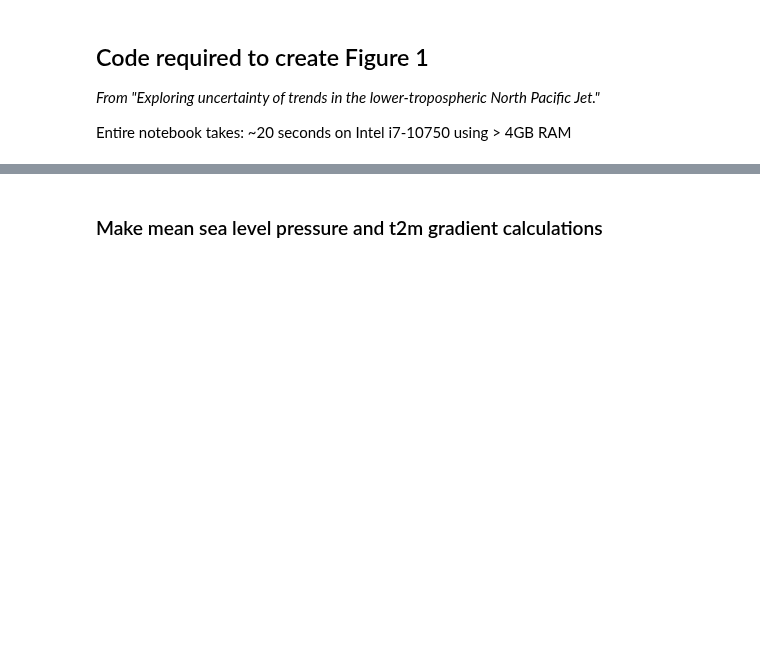
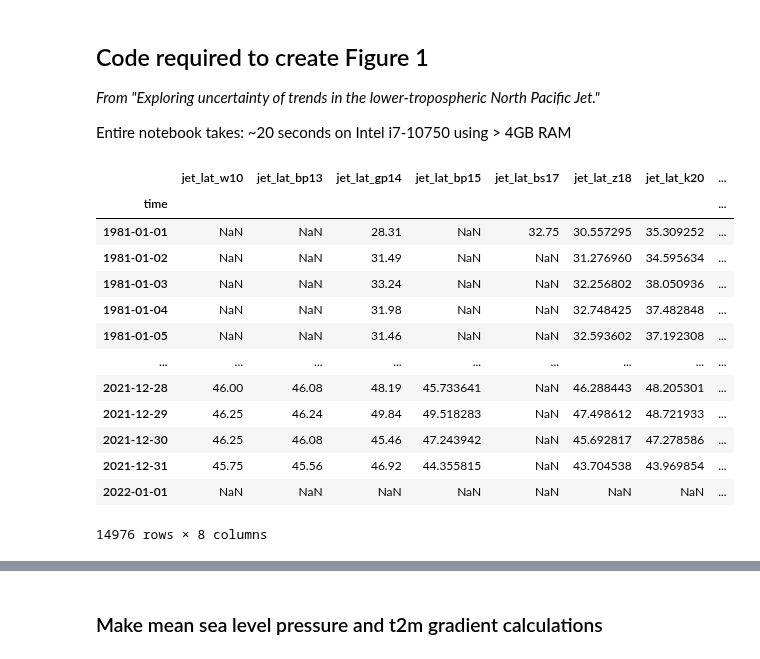
Before and after one commit to Thomasjkeel/uncertainty-in-npac-jet-shift, a Jupyter notebook: Figure_1.ipynb, the cells around one changed output, grey strips where cells are left out. Cells and saved outputs as stored; diff of their text form; code cells hidden in the pictures; blank space fills up the shorter version.

```diff
--- a/Figure_1.ipynb
+++ b/Figure_1.ipynb
@@ -25,7 +23,7 @@ era_npac_day_dict = {}
 
 era_npac_day_dict['Woollings2010_NorthPacific'] = pd.read_csv('reanalysis_jet_latitude_data/NPAC_only_ERA5_daily_outputs/Woollings et al. 2010 North Pacific.csv', index_col='time')[START_YEAR: END_YEAR]
 era_npac_day_dict['BarnesPolvani2013_NorthPacific'] = pd.read_csv('reanalysis_jet_latitude_data/NPAC_only_ERA5_daily_outputs/Barnes & Polvani 2013 North Pacific.csv', index_col='time')[START_YEAR: END_YEAR]
-era_npac_day_dict['GrisePolvani2014_NorthPacific'] = pd.read_csv('reanalysis_jet_latitude_data/NPAC_only_ERA5_daily_outputs/Grise & Polvani 2017 North Pacific.csv', index_col='time')[START_YEAR: END_YEAR]
+era_npac_day_dict['GrisePolvani2014_NorthPacific'] = pd.read_csv('reanalysis_jet_latitude_data/NPAC_only_ERA5_daily_outputs/Grise & Polvani 2014 North Pacific.csv', index_col='time')[START_YEAR: END_YEAR]
 era_npac_day_dict['BarnesPolvani2015_NorthPacific'] = pd.read_csv('reanalysis_jet_latitude_data/NPAC_only_ERA5_daily_outputs/Barnes & Polvani 2015 North Pacific.csv', index_col='time')[START_YEAR: END_YEAR]
 era_npac_day_dict['BarnesSimpson2017_NorthPacific'] = pd.read_csv('reanalysis_jet_latitude_data/NPAC_only_ERA5_daily_outputs/Barnes & Simpson 2017 North Pacific.csv', index_col='time')[START_YEAR: END_YEAR]
 era_npac_day_dict['Bracegirdle2018_NorthPacific'] = pd.read_csv('reanalysis_jet_latitude_data/NPAC_only_ERA5_daily_outputs/Bracegirdle et al. 2018 North Pacific.csv', index_col='year')
@@ -33,7 +31,7 @@ era_npac_day_dict['Bracegirdle2018_NorthPacific'] = pd.read_csv('reanalysis_jet_
 era_npac_day_dict['Zappa2018_NorthPacific'] = pd.read_csv('reanalysis_jet_latitude_data/NPAC_only_ERA5_daily_outputs/Zappa et al. 2018 North Pacific.csv', index_col='time')[START_YEAR: END_YEAR]
 era_npac_day_dict['Kerr2020_NorthPacific'] = pd.read_csv('reanalysis_jet_latitude_data/NPAC_only_ERA5_daily_outputs/Kerr et al. 2020 North Pacific.csv', index_col='time')[START_YEAR: END_YEAR]
 # %%
-b18_data = pd.DataFrame([pd.date_range('1959', periods=64, freq='AS'),\
+b18_data = pd.DataFrame([pd.date_range(START_YEAR, periods=42, freq='AS'),\
                          era_npac_day_dict['Bracegirdle2018_NorthPacific']['annual_JPOS'],
                         ]).T
 b18_data.columns = ['time', 'annual_JPOS']
@@ -64,6 +62,23 @@ metric_data.index = pd.to_datetime(metric_data.index)
 # %%
 metric_data = pd.concat([metric_data, b18_data], axis=1)
 metric_data = metric_data.rename(columns={'jet_lat':'jet_lat_b18'})
+# %%
+metric_data
+# %% [output]
+|  | jet_lat_w10 | jet_lat_bp13 | jet_lat_gp14 | jet_lat_bp15 | jet_lat_bs17 | jet_lat_z18 | jet_lat_k20 | ... |
+| time |  |  |  |  |  |  |  | ... |
+| 1981-01-01 | NaN | NaN | 28.31 | NaN | 32.75 | 30.557295 | 35.309252 | ... |
+| 1981-01-02 | NaN | NaN | 31.49 | NaN | NaN | 31.276960 | 34.595634 | ... |
+| 1981-01-03 | NaN | NaN | 33.24 | NaN | NaN | 32.256802 | 38.050936 | ... |
+| 1981-01-04 | NaN | NaN | 31.98 | NaN | NaN | 32.748425 | 37.482848 | ... |
+| 1981-01-05 | NaN | NaN | 31.46 | NaN | NaN | 32.593602 | 37.192308 | ... |
+| ... | ... | ... | ... | ... | ... | ... | ... | ... |
+| 2021-12-28 | 46.00 | 46.08 | 48.19 | 45.733641 | NaN | 46.288443 | 48.205301 | ... |
+| 2021-12-29 | 46.25 | 46.24 | 49.84 | 49.518283 | NaN | 47.498612 | 48.721933 | ... |
+| 2021-12-30 | 46.25 | 46.08 | 45.46 | 47.243942 | NaN | 45.692817 | 47.278586 | ... |
+| 2021-12-31 | 45.75 | 45.56 | 46.92 | 44.355815 | NaN | 43.704538 | 43.969854 | ... |
+| 2022-01-01 | NaN | NaN | NaN | NaN | NaN | NaN | NaN | ... |
+14976 rows × 8 columns
 # %%
 metric_data['annual_JPOS'] = metric_data['annual_JPOS'].astype(float)
 # %%
```
Also changed, not shown: parts of 11 cells of this notebook, 24 other files.
